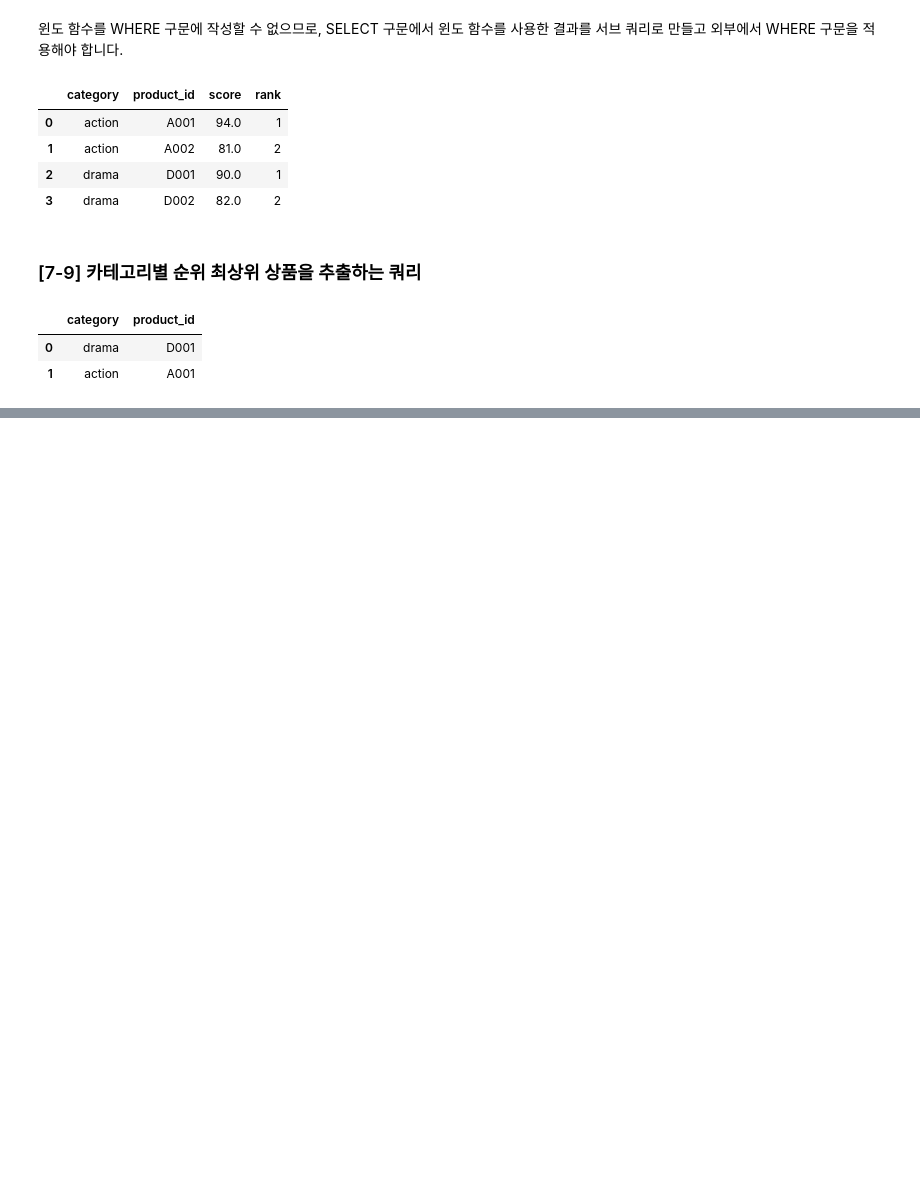
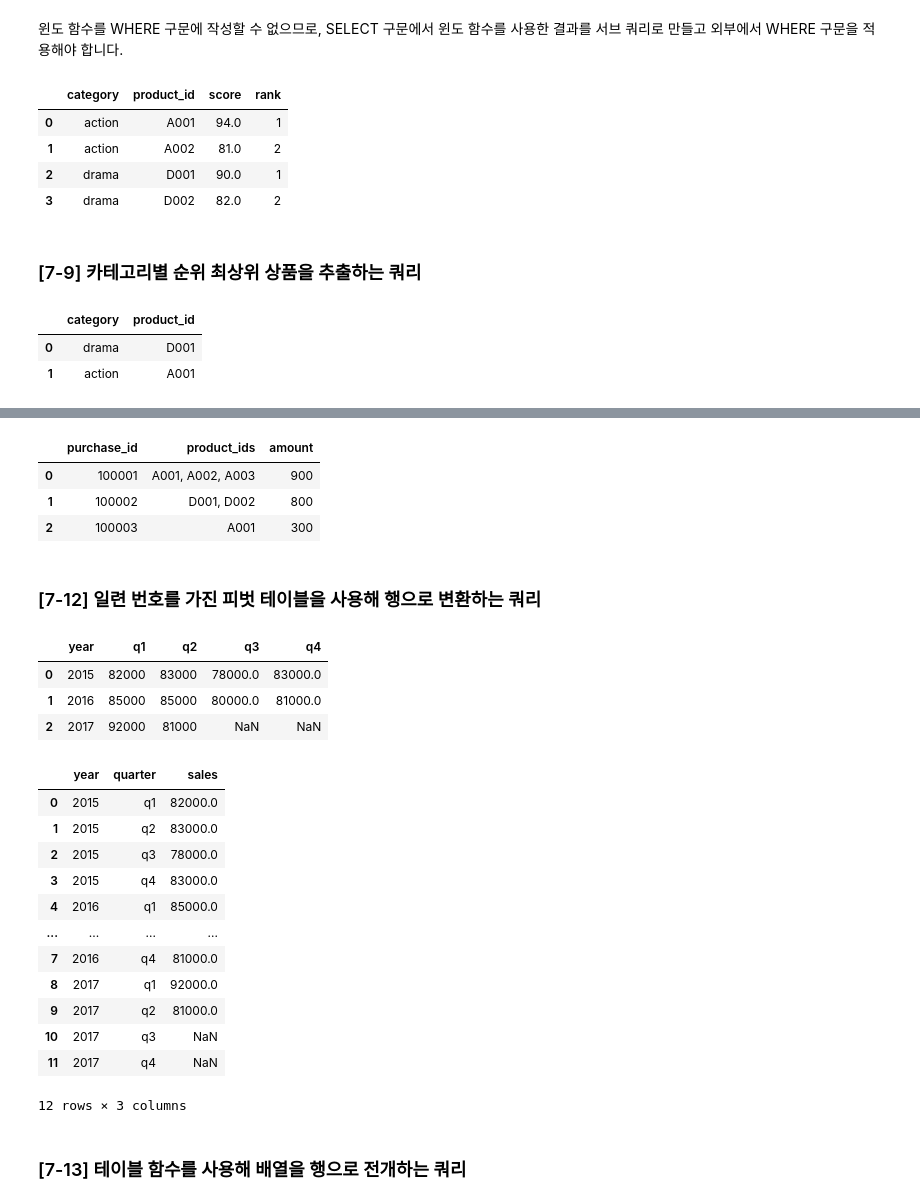
Before and after one commit to mittwoch09/Today-I-Learned, a Jupyter notebook: DataAnalysis/sql_for_data_processing_2.ipynb, the cells around one changed output, grey strips where cells are left out. Saved outputs shown, nothing was run; the diff lists cells and outputs as text; code cells hidden in the pictures; blank space fills up the shorter version.

```diff
--- a/DataAnalysis/sql_for_data_processing_2.ipynb
+++ b/DataAnalysis/sql_for_data_processing_2.ipynb
@@ -359,0 +407,76 @@ select(query_79)
+# %%
+query_711 = """
+        SELECT
+           purchase_id
+         , string_agg(product_id, ', ') AS product_ids
+         , SUM(price) AS amount
+        FROM
+           purchase_detail_log
+        GROUP BY
+           purchase_id
+        ORDER BY
+           purchase_id
+        ;
+        """
+
+select(query_711)
+# %% [output]
+|  | purchase_id | product_ids | amount |
+| 0 | 100001 | A001, A002, A003 | 900 |
+| 1 | 100002 | D001, D002 | 800 |
+| 2 | 100003 | A001 | 300 |
+# %% [markdown]
+### [7-12] 일련 번호를 가진 피벗 테이블을 사용해 행으로 변환하는 쿼리
+# %%
+select('SELECT * FROM quarterly_sales;')
+# %% [output]
+|  | year | q1 | q2 | q3 | q4 |
+| 0 | 2015 | 82000 | 83000 | 78000.0 | 83000.0 |
+| 1 | 2016 | 85000 | 85000 | 80000.0 | 81000.0 |
+| 2 | 2017 | 92000 | 81000 | NaN | NaN |
+# %%
+query_712 = """
+        SELECT
+           q.year
+         -- q1에서 q4까지의 레이블 이름 출력하기
+         , CASE
+            WHEN p.idx = 1 THEN 'q1'
+            WHEN p.idx = 2 THEN 'q2'
+            WHEN p.idx = 3 THEN 'q3'
+            WHEN p.idx = 4 THEN 'q4'
+           END AS quarter
+        -- q1에서 q4까지의 매출 출력하기
+         , CASE
+            WHEN p.idx = 1 THEN q.q1
+            WHEN p.idx = 2 THEN q.q2
+            WHEN p.idx = 3 THEN q.q3
+            WHEN p.idx = 4 THEN q.q4
+           END AS sales
+        FROM
+           quarterly_sales AS q
+        CROSS JOIN
+         (          SELECT 1 AS idx
+          UNION ALL SELECT 2 AS idx
+          UNION ALL SELECT 3 AS idx
+          UNION ALL SELECT 4 AS idx
+         ) AS p
+        ;
+        """
+
+select(query_712)
+# %% [output]
+|  | year | quarter | sales |
+| 0 | 2015 | q1 | 82000.0 |
+| 1 | 2015 | q2 | 83000.0 |
+| 2 | 2015 | q3 | 78000.0 |
+| 3 | 2015 | q4 | 83000.0 |
+| 4 | 2016 | q1 | 85000.0 |
+| ... | ... | ... | ... |
+| 7 | 2016 | q4 | 81000.0 |
+| 8 | 2017 | q1 | 92000.0 |
+| 9 | 2017 | q2 | 81000.0 |
+| 10 | 2017 | q3 | NaN |
+| 11 | 2017 | q4 | NaN |
+12 rows × 3 columns
+# %% [markdown]
+### [7-13] 테이블 함수를 사용해 배열을 행으로 전개하는 쿼리
```
Also changed, not shown: parts of 19 cells of this notebook.
